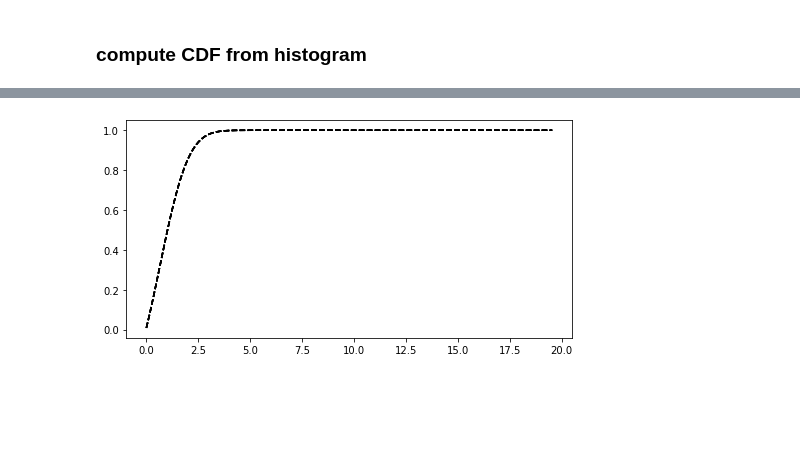
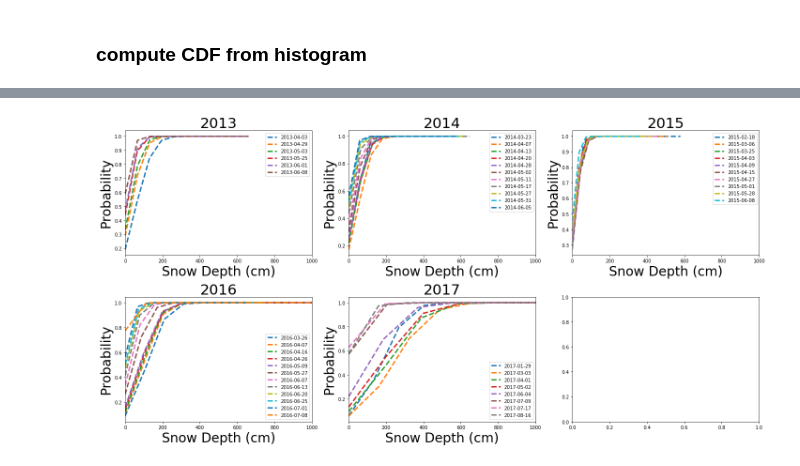
Before and after one commit to meganmason/jlabs, a Jupyter notebook: 50m_ascii/distribution.ipynb, the cells around one changed output, grey strips where cells are left out. Saved outputs shown, nothing was run; the diff lists cells and outputs as text; code cells hidden in the pictures; blank space fills up the shorter version.

Commit message:
cdf makes subplots!

```diff
--- a/50m_ascii/distribution.ipynb
+++ b/50m_ascii/distribution.ipynb
@@ -124,21 +118,42 @@ fsmall
-# %%
-n_bins=100
-
-
-# fig, ax = plt.subplots(figsize=(8, 4))
-plt.figure(figsize=(8, 4))
-# label = ['1', '2', '3', '1', '2', '3']
-
-for i, f in enumerate(fsmall):
-    depth_array = np.loadtxt(f, skiprows=6) * 100 #cm
-    compute_cdf(depth_array, n_bins, mask_50m, np.max(mask_50m))
-
-    plt.plot(bins, y, color=color=cycle[i], linestyle='--', linewidth=1.5) #, label=label[i])
-    plt.xlims(0,10)
-    plt.title(Snow Depth CDF)
-    plt.xlabel(Snow Depth (cm))
-    plt.ylabel(Probability)
-plt.show()
-# %% [output]
-[figure, removed]
+# %%
+# ~~~ Annual CDF plots
+fs_titles = 34
+fs_labels = 30
+fs_axes = 30
+fs_text = 26
+fs_legend = 30
+
+n_bins=10
+
+fig,axs=plt.subplots(2,3,figsize = (20, 10)) #make one figure, with axs (plot1, plot2, etc.)
+flat_ax = axs.flat #flatten the axes (subplots)
+
+for ii, year in enumerate(years):
+
+    ax = flat_ax[ii] #which plot are you plotting
+
+
+    startTime = pd.to_datetime("10-01-{}".format(year-1))
+    endTime = pd.to_datetime("09-30-{}".format(year))
+
+    current_df = date_df.loc[startTime:endTime] #buy pickles!
+
+    for i,row in current_df.iterrows():
+
+        f = row['filename']
+        depth_array = np.loadtxt(f, skiprows=6) * 100 #cm
+        bins,y = compute_cdf(depth_array, n_bins, mask_50m, np.max(mask_50m))
+
+        ax.plot(bins, y,  linestyle='--', linewidth=3, label=str(i.date())) #color=cycle[i],
+        ax.set_xlim(0,1000)
+        ax.set_title('{}'.format(year), fontsize = fs_titles-3)
+        ax.set_xlabel('Snow Depth (cm)', fontsize = fs_axes-2)
+        ax.set_ylabel('Probability', fontsize = fs_axes-2)
+        ax.legend()
+
+plt.tight_layout()
+# plt.savefig('/home/meganmason/Documents/projects/thesis/figures/working/50m_depth/annual_cdf_subplots.png', dpi=150)
+plt.show()
+# %% [output]
+[figure, added]
 # %%
```
Also changed, not shown: parts of 5 cells of this notebook, 3 other files.
